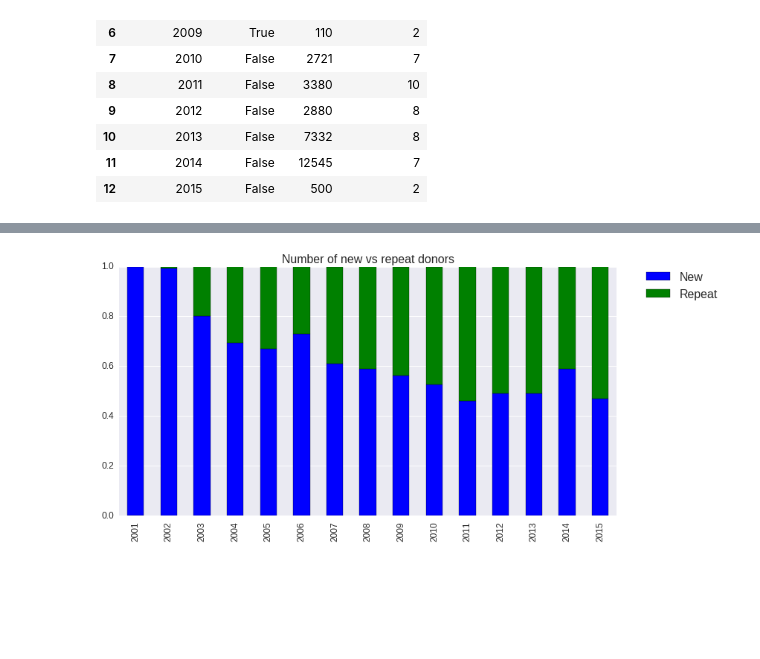
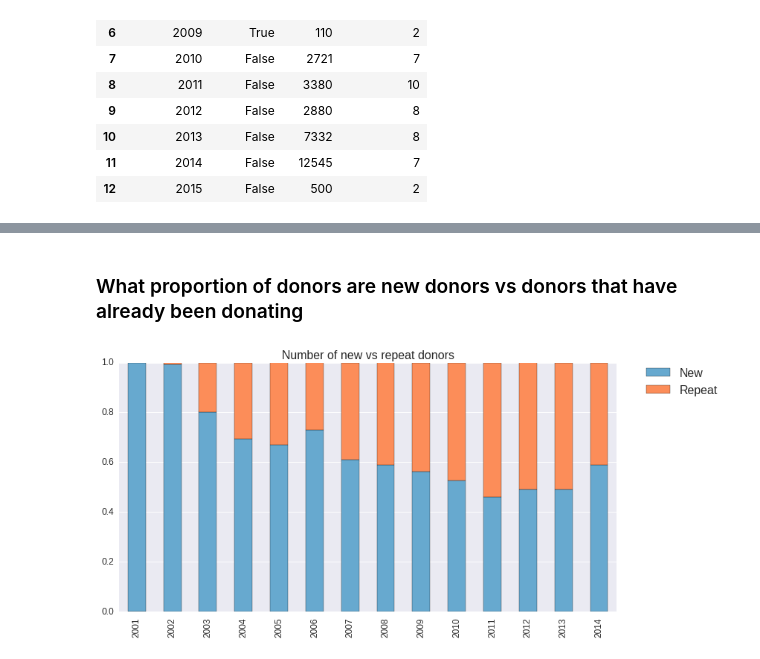
Before and after one commit to sharathmalladi/SEF, a Jupyter notebook: 42_ExtractDonor_Data.ipynb, the cells around one changed output, grey strips where cells are left out. Drawn from its saved outputs; the diff is of its cells as text; code cells hidden in the pictures; blank space fills up the shorter version.

```diff
--- a/42_ExtractDonor_Data.ipynb
+++ b/42_ExtractDonor_Data.ipynb
@@ -151,0 +138,12 @@ donor_data['is_repeat_year'] = donor_data[(donor_data.is_service==False)]\
+# %%
+df = df[(df.activity_year!=2015)]
+donations = df[(df.is_service==False) & (df.activity_year!=2015)]
+donor_data = donor_data[donor_data.activity_year!=2015]
+events = events[events.activity_year!=2015]
+# %%
+color1 = '#67a9cf'
+color2 = '#fc8d59'
+colors = [color1, color2]
+
+_ = locale.setlocale(locale.LC_ALL, '')
+thousands_sep = lambda x: locale.format("%.2f", x, grouping=True)
@@ -152,16 +182,19 @@ donor_data['is_repeat_year'] = donor_data[(donor_data.is_service==False)]\
+# %% [markdown]
+### What proportion of donors are new donors vs donors that have already been donating
 # %%
 data = donor_data[(donor_data.is_service==False)].groupby(['activity_year', 'is_repeat_year']).donor_id.nunique().unstack().fillna(0)
 
-data = pd.DataFrame(data.values, columns=['New','Repeat'], index=np.arange(2001, 2016))
+data = pd.DataFrame(data.values, columns=['New','Repeat'], index=np.sort(data.index.unique()))
 data = data.apply(lambda x: x/x.sum(), axis=1)
 
 plot = data.plot(kind='bar',
               stacked=True,
               fontsize=12,
+              color=colors,
               figsize=(12,6))
 #plot.legend(prop={'size':16})
-plt.legend(bbox_to_anchor=(1.05, 1), loc=2, prop={'size':16}, borderaxespad=0.)
+legend = plt.legend(bbox_to_anchor=(1.05, 1), loc=2, prop={'size':16}, borderaxespad=0.)
 plot.set_title('Number of new vs repeat donors',fontsize=16)
-plt.savefig('/home/msharath/repos/SEF/viz/NumberofNewVsRepeatDonors.png')
+plt.savefig('/home/msharath/repos/SEF/viz/NumberofNewVsRepeatDonors.png', bbox_extra_artists=(legend,), bbox_inches='tight')
 # %% [output]
-[figure, old version]
+[figure, new version]
```
Also changed, not shown: parts of 29 cells of this notebook, 2 other files.
